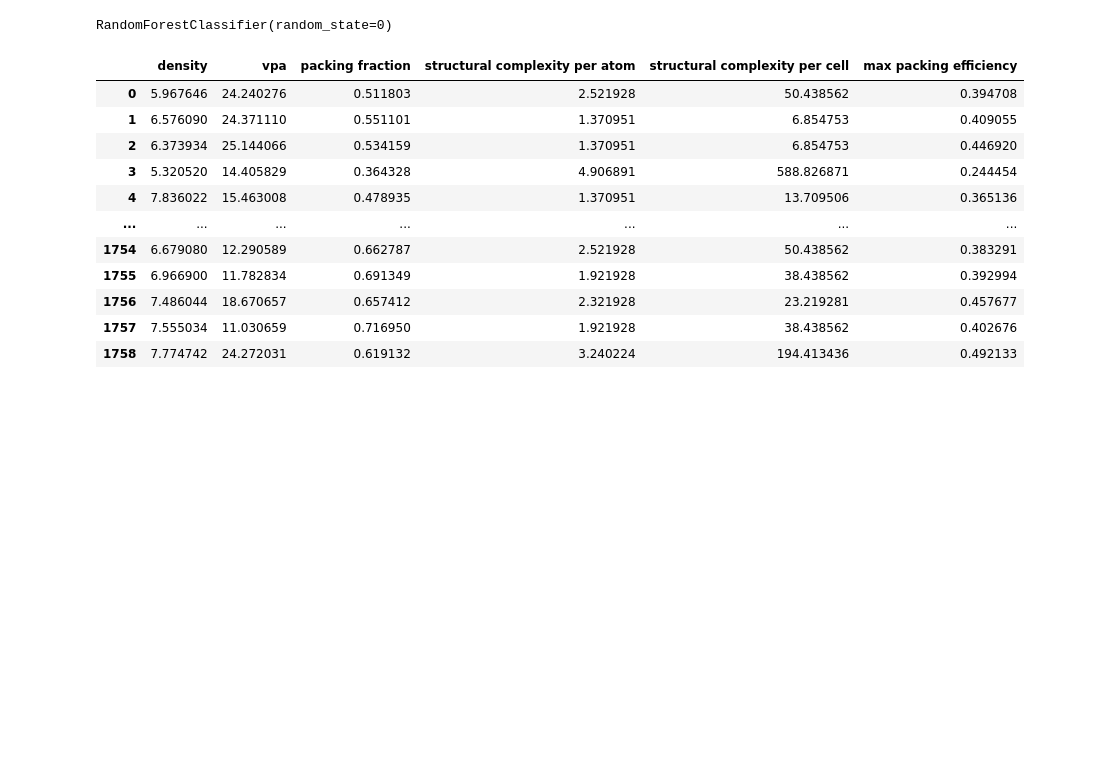
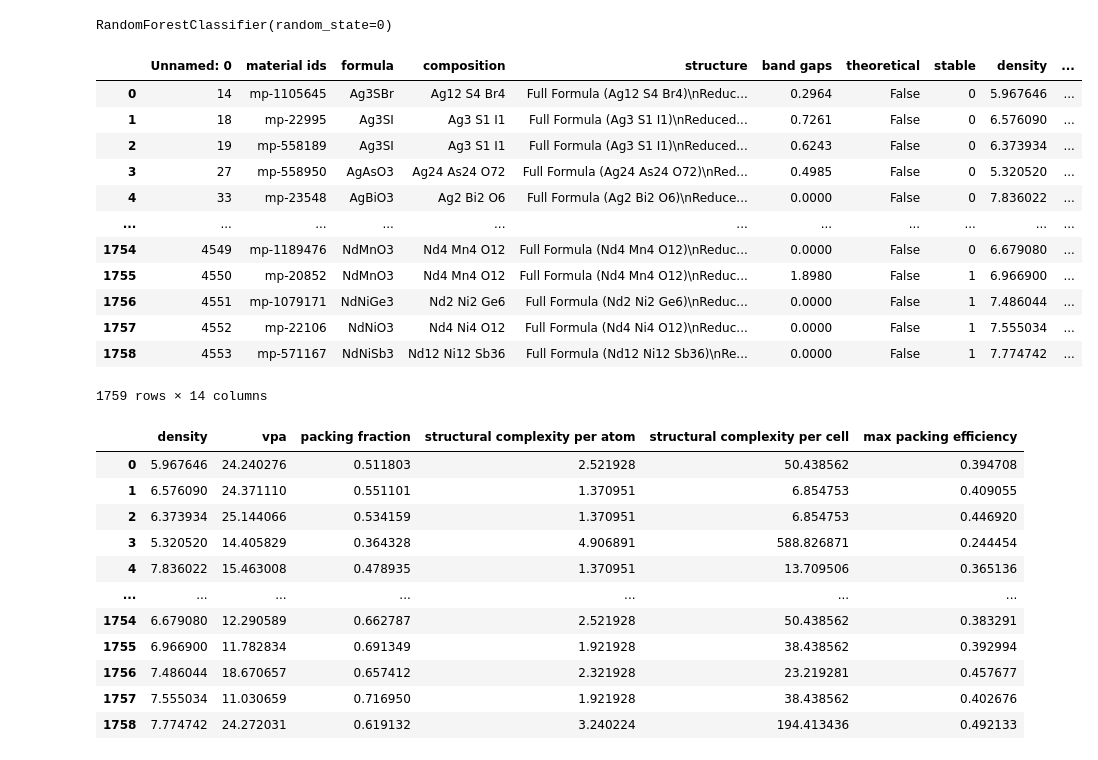
Before and after one commit to KayVeeZ/Group_Project, a Jupyter notebook: evaluated_classifiers_kv.ipynb, the cells around one changed output. Cells and saved outputs as stored; diff of their text form; code cells hidden in the pictures; blank space fills up the shorter version.

```diff
--- a/evaluated_classifiers_kv.ipynb
+++ b/evaluated_classifiers_kv.ipynb
@@ -93,6 +111,22 @@ stable_classifier = RandomForestClassifier(random_state=0)
 stable_classifier.fit(X_train, y_train)
 # %% [output]
 RandomForestClassifier(random_state=0)
+# %%
+perovs_feat
+# %% [output]
+|  | Unnamed: 0 | material ids | formula | composition | structure | band gaps | theoretical | stable | density | ... |
+| 0 | 14 | mp-1105645 | Ag3SBr | Ag12 S4 Br4 | Full Formula (Ag12 S4 Br4)\nReduc... | 0.2964 | False | 0 | 5.967646 | ... |
+| 1 | 18 | mp-22995 | Ag3SI | Ag3 S1 I1 | Full Formula (Ag3 S1 I1)\nReduced... | 0.7261 | False | 0 | 6.576090 | ... |
+| 2 | 19 | mp-558189 | Ag3SI | Ag3 S1 I1 | Full Formula (Ag3 S1 I1)\nReduced... | 0.6243 | False | 0 | 6.373934 | ... |
+| 3 | 27 | mp-558950 | AgAsO3 | Ag24 As24 O72 | Full Formula (Ag24 As24 O72)\nRed... | 0.4985 | False | 0 | 5.320520 | ... |
+| 4 | 33 | mp-23548 | AgBiO3 | Ag2 Bi2 O6 | Full Formula (Ag2 Bi2 O6)\nReduce... | 0.0000 | False | 0 | 7.836022 | ... |
+| ... | ... | ... | ... | ... | ... | ... | ... | ... | ... | ... |
+| 1754 | 4549 | mp-1189476 | NdMnO3 | Nd4 Mn4 O12 | Full Formula (Nd4 Mn4 O12)\nReduc... | 0.0000 | False | 0 | 6.679080 | ... |
+| 1755 | 4550 | mp-20852 | NdMnO3 | Nd4 Mn4 O12 | Full Formula (Nd4 Mn4 O12)\nReduc... | 1.8980 | False | 1 | 6.966900 | ... |
+| 1756 | 4551 | mp-1079171 | NdNiGe3 | Nd2 Ni2 Ge6 | Full Formula (Nd2 Ni2 Ge6)\nReduc... | 0.0000 | False | 1 | 7.486044 | ... |
+| 1757 | 4552 | mp-22106 | NdNiO3 | Nd4 Ni4 O12 | Full Formula (Nd4 Ni4 O12)\nReduc... | 0.0000 | False | 1 | 7.555034 | ... |
+| 1758 | 4553 | mp-571167 | NdNiSb3 | Nd12 Ni12 Sb36 | Full Formula (Nd12 Ni12 Sb36)\nRe... | 0.0000 | False | 1 | 7.774742 | ... |
+1759 rows × 14 columns
 # %%
 perovs_feat.drop(["Unnamed: 0","material ids", "formula", "composition", "structure", "band gaps", "theoretical", "stable"], axis=1)
 # %% [output]
```
Also changed, not shown: parts of 16 cells of this notebook, 2 other files.
